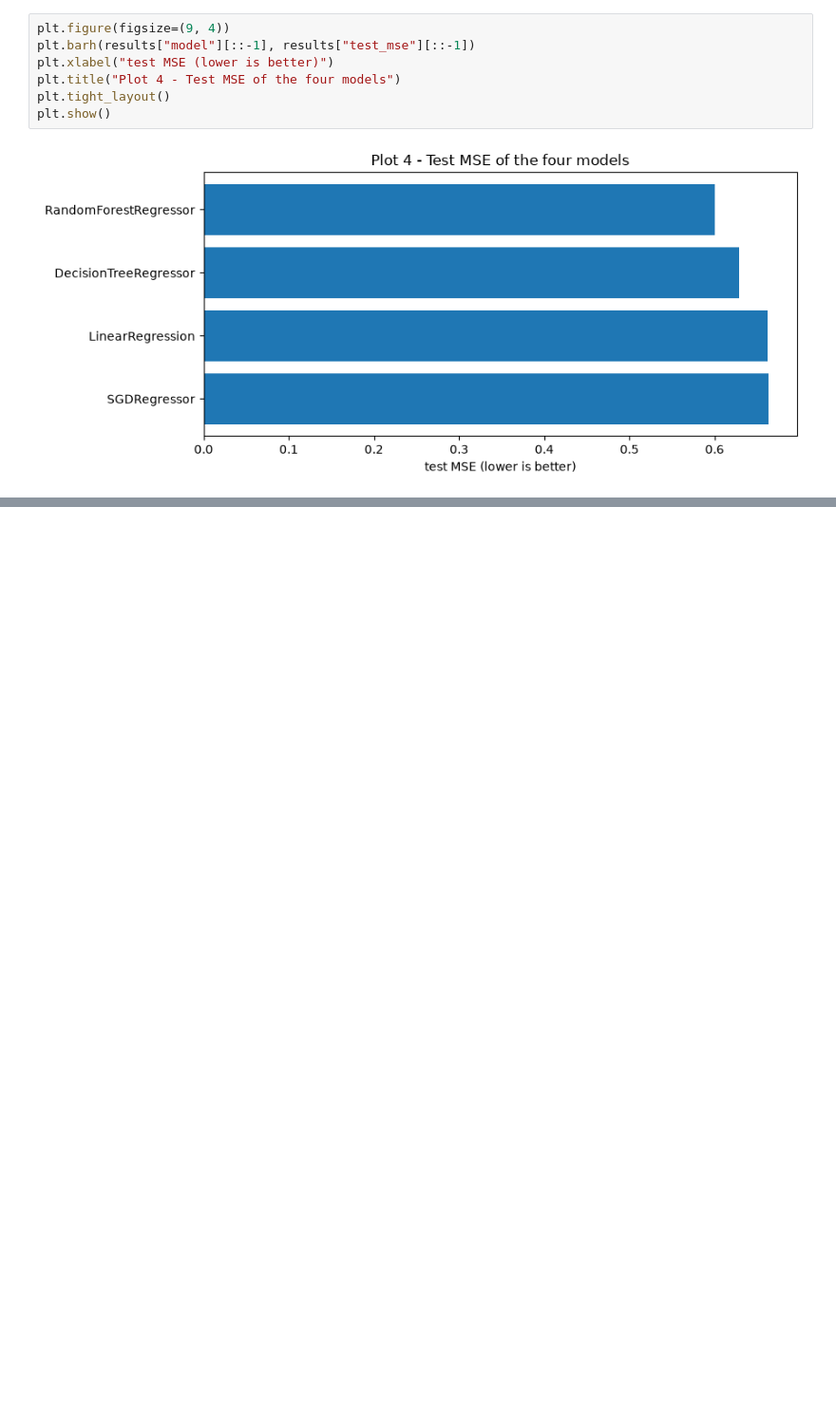
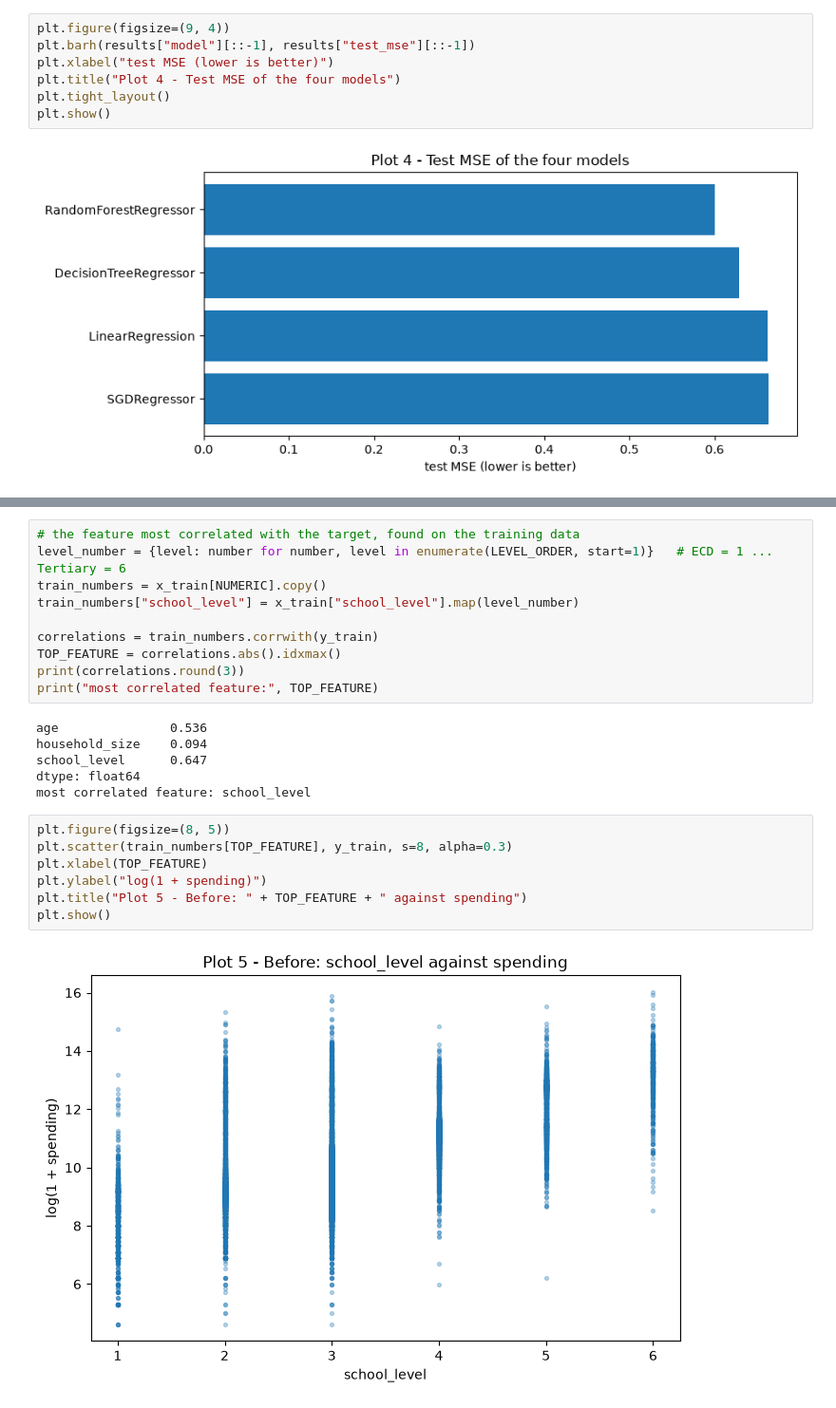
Before and after one commit to BonaneNIYIGENA/linear_regression_model, a Jupyter notebook: summative/linear_regression/multivariate.ipynb, the cells around one changed output, grey strips where cells are left out. Shown at 95% size. Saved outputs shown, nothing was run; the diff lists cells and outputs as text; blank space fills up the shorter version.

Commit message:
save the models, add scatter plots and  train data for retraining

```diff
--- a/summative/linear_regression/multivariate.ipynb
+++ b/summative/linear_regression/multivariate.ipynb
@@ -407,0 +430,25 @@ plt.show()
+# %%
+# the feature most correlated with the target, found on the training data
+level_number = {level: number for number, level in enumerate(LEVEL_ORDER, start=1)}   # ECD = 1 ... Tertiary = 6
+train_numbers = x_train[NUMERIC].copy()
+train_numbers["school_level"] = x_train["school_level"].map(level_number)
+
+correlations = train_numbers.corrwith(y_train)
+TOP_FEATURE = correlations.abs().idxmax()
+print(correlations.round(3))
+print("most correlated feature:", TOP_FEATURE)
+# %% [output]
+age               0.536
+household_size    0.094
+school_level      0.647
+dtype: float64
+most correlated feature: school_level
+# %%
+plt.figure(figsize=(8, 5))
+plt.scatter(train_numbers[TOP_FEATURE], y_train, s=8, alpha=0.3)
+plt.xlabel(TOP_FEATURE)
+plt.ylabel("log(1 + spending)")
+plt.title("Plot 5 - Before: " + TOP_FEATURE + " against spending")
+plt.show()
+# %% [output]
+[figure, added]
```
Also changed, not shown: parts of 12 cells of this notebook, 2 other files.
